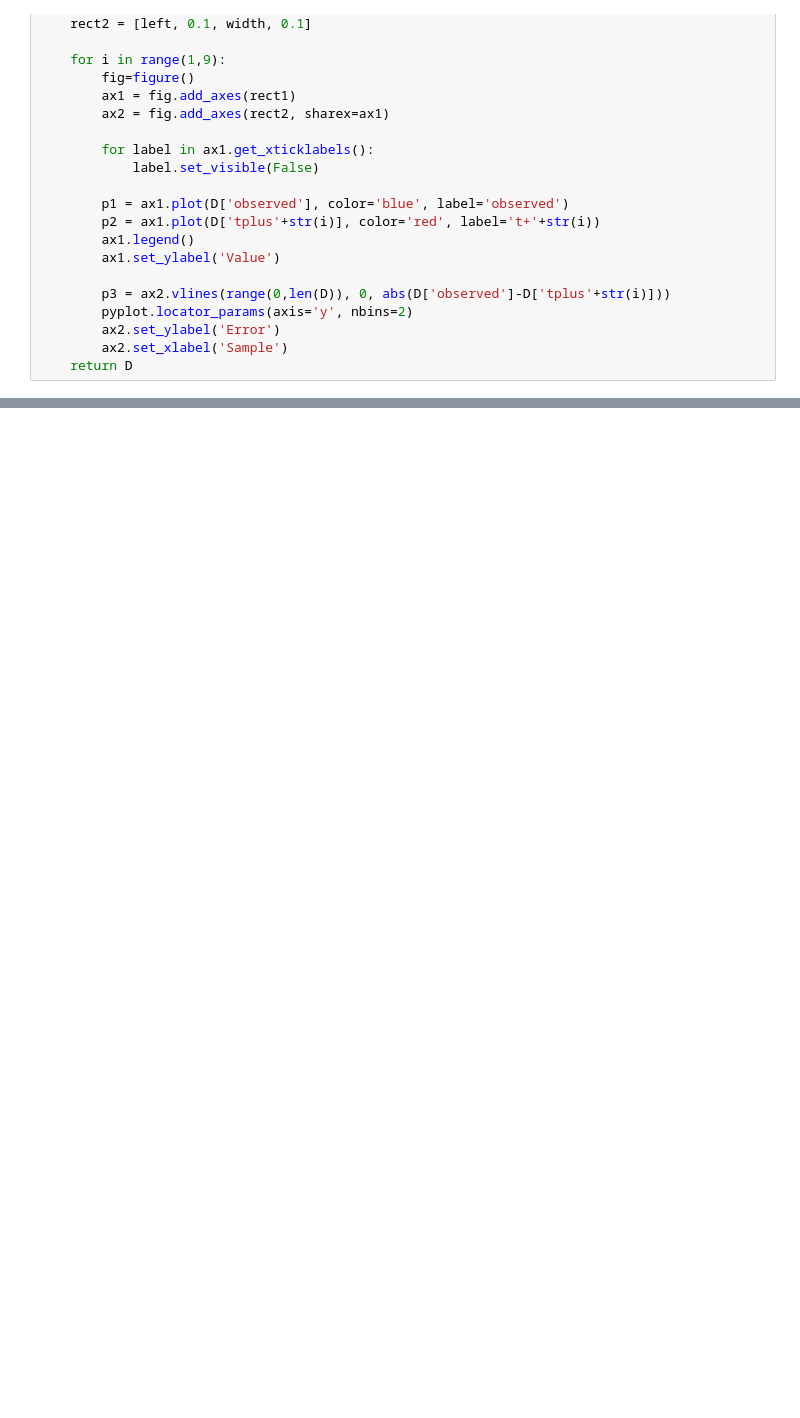
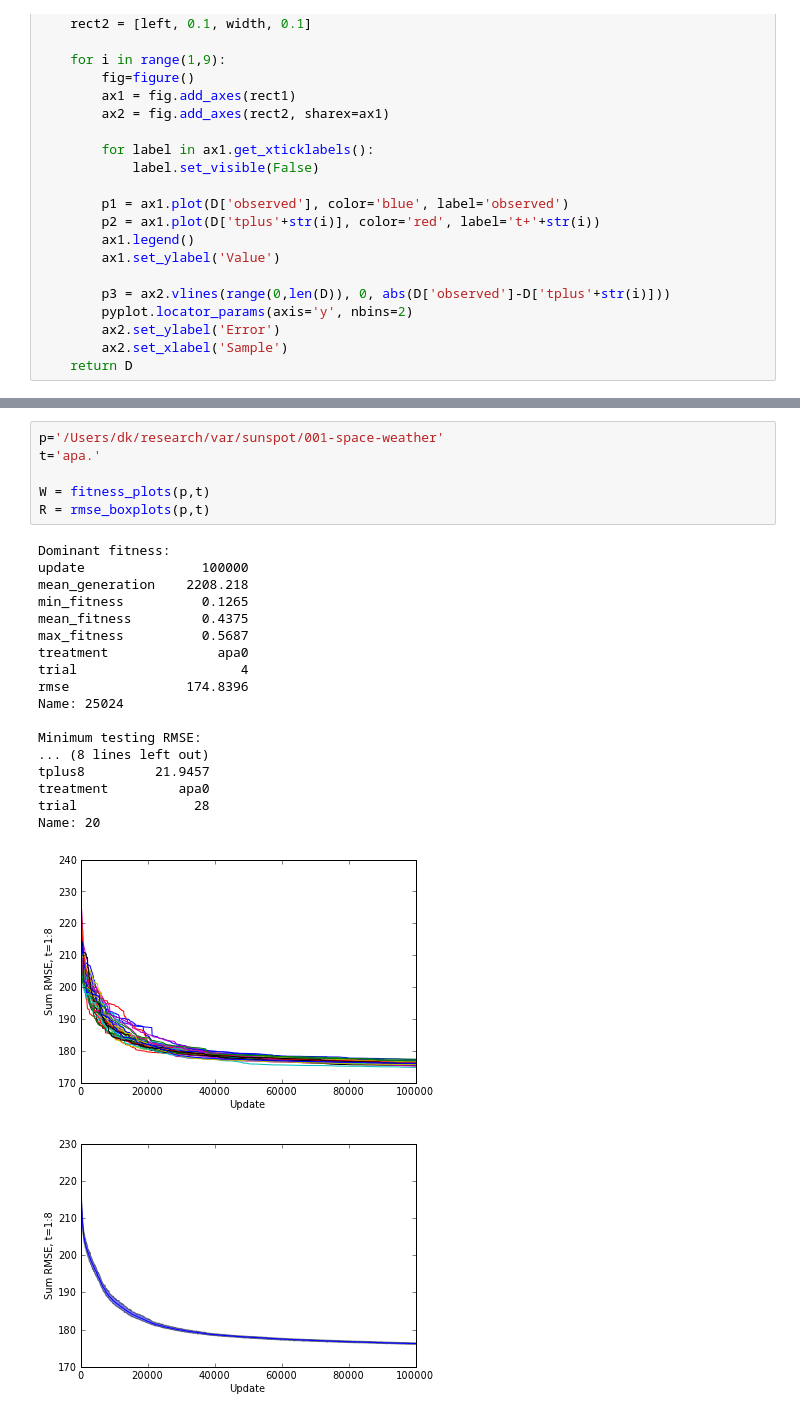
Before and after one commit to mmirmomeni/sunspot, a Jupyter notebook: math/sunspot.ipynb, the cells around one changed output, grey strips where cells are left out. Drawn from its saved outputs; the diff is of its cells as text; blank space fills up the shorter version.

```diff
--- a/math/sunspot.ipynb
+++ b/math/sunspot.ipynb
@@ -97,0 +95,26 @@ PH = prediction_horizon(p+"/ssna0_16")
+# %%
+p='/Users/dk/research/var/sunspot/001-space-weather'
+t='apa.'
+
+W = fitness_plots(p,t)
+R = rmse_boxplots(p,t)
+# %% [output]
+Dominant fitness:
+update               100000
+mean_generation    2208.218
+min_fitness          0.1265
+mean_fitness         0.4375
+max_fitness          0.5687
+treatment              apa0
+trial                     4
+rmse               174.8396
+Name: 25024
+
+Minimum testing RMSE:
+... (8 lines left out)
+tplus8         21.9457
+treatment         apa0
+trial               28
+Name: 20
+[figure, added]
+[figure, added]
```
Also changed, not shown: parts of 14 cells of this notebook, 2 other files.
